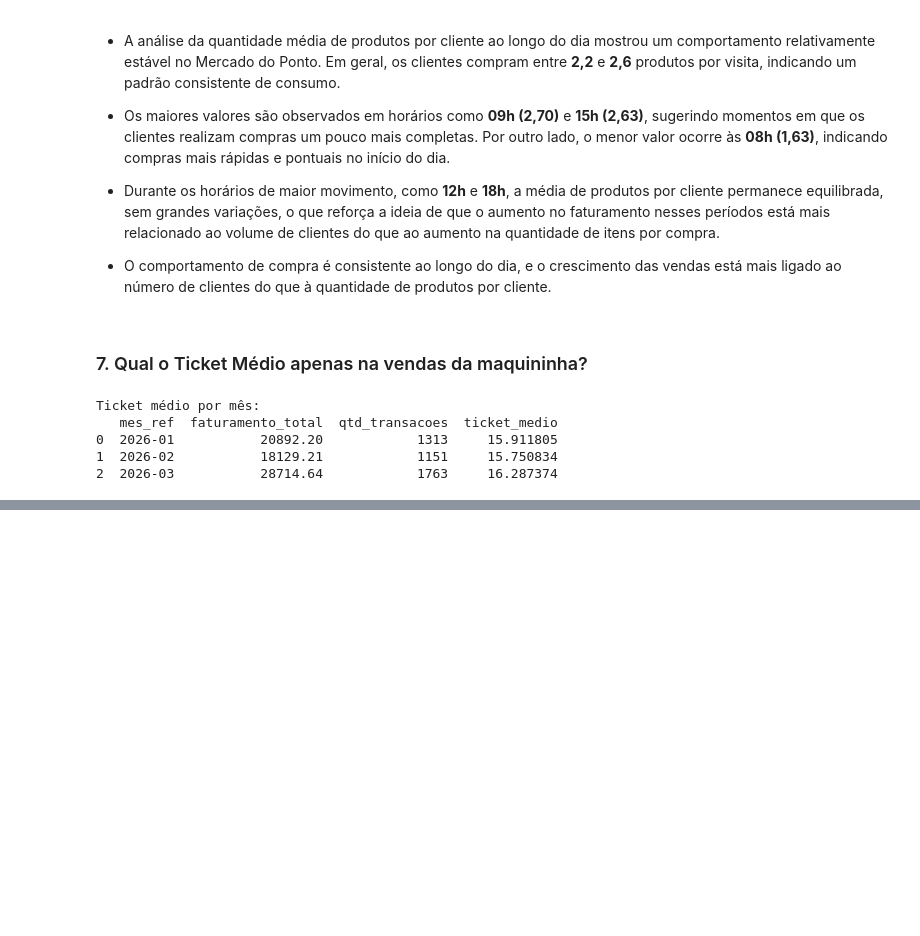
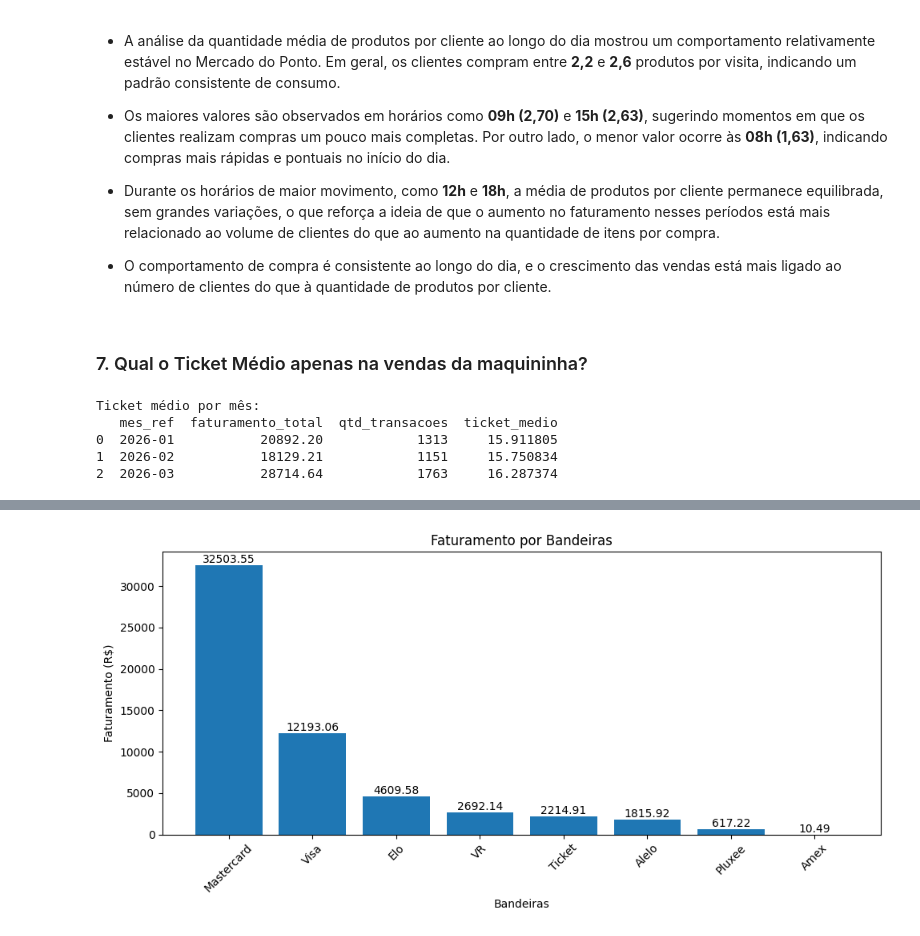
Before and after one commit to rafaelporfiriobarros/analise-de-vendas-mercado-do-ponto, a Jupyter notebook: notebook/eda.ipynb, the cells around one changed output, grey strips where cells are left out. Cells and saved outputs as stored; diff of their text form; code cells hidden in the pictures; blank space fills up the shorter version.

```diff
--- a/notebook/eda.ipynb
+++ b/notebook/eda.ipynb
@@ -512,0 +568,25 @@ Ticket médio por mês:
+# %%
+bandeiras = df_vendas_cartoes.groupby('Bandeira')['Valor Bruto'].sum()
+bandeiras = bandeiras.sort_values(ascending=False)
+plt.figure(figsize=(10, 5))
+bars = plt.bar(bandeiras.index, bandeiras.values)
+
+for bar in bars:
+    altura = bar.get_height()
+    plt.text(
+        bar.get_x() + bar.get_width()/2,
+        altura,
+        f'{altura:.2f}',
+        ha='center',
+        va='bottom'
+    )
+
+plt.title('Faturamento por Bandeiras')
+plt.xlabel('Bandeiras')
+plt.ylabel('Faturamento (R$)')
+plt.xticks(rotation=45)
+plt.tight_layout()
+
+plt.show()
+# %% [output]
+[figure, added]
```
Also changed, not shown: parts of 16 cells of this notebook.
